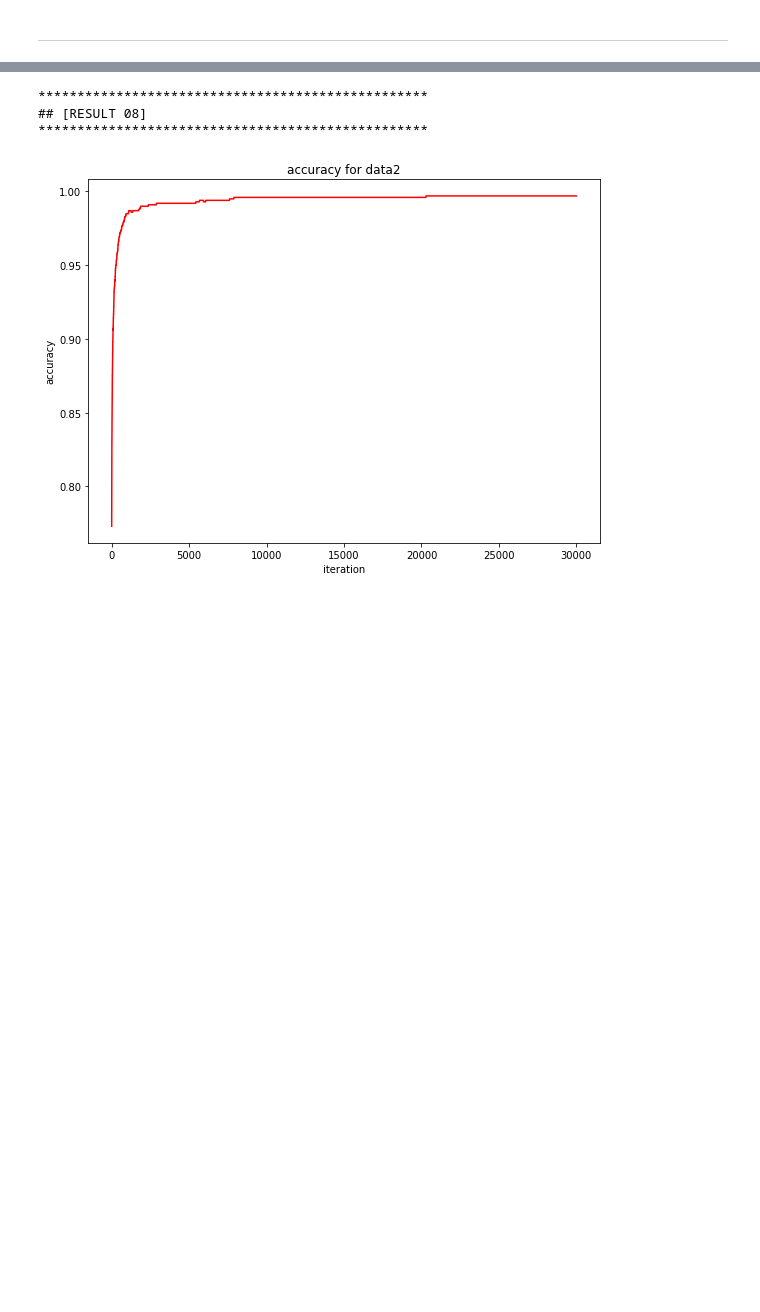
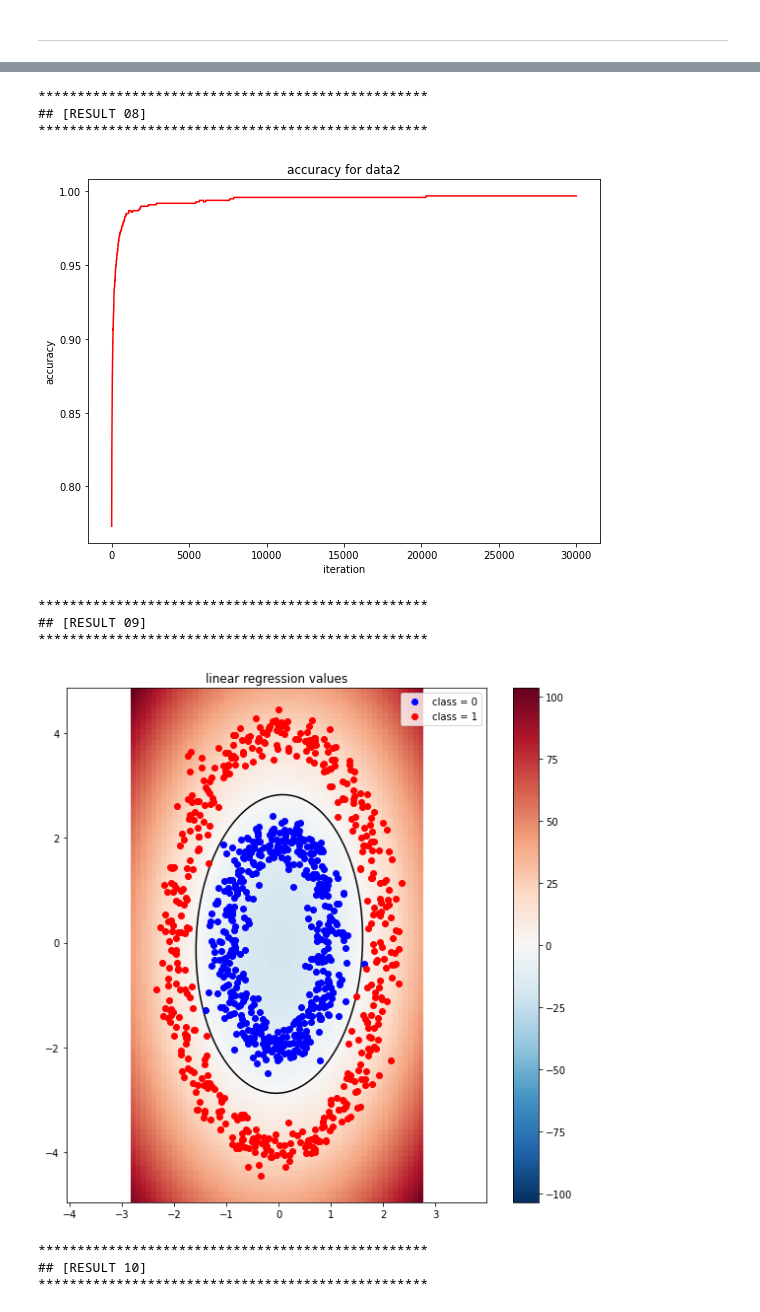
Before and after one commit to robinjoo1015/machine-learning-2022-1, a Jupyter notebook: 09/assignment_09.ipynb, the cells around one changed output, grey strips where cells are left out. Drawn from its saved outputs; the diff is of its cells as text; code cells hidden in the pictures; blank space fills up the shorter version.

Commit message:
assignment_09 analyze result

```diff
--- a/09/assignment_09.ipynb
+++ b/09/assignment_09.ipynb
@@ -565,8 +545,7 @@ ___
 # %% [markdown]
 ___
 # %%
-# number_result = 12
-number_result = 8
+number_result = 12
 
 for i in range(number_result):
     title = '## [RESULT {:02d}]'.format(i+1)
@@ -582,30 +561,37 @@ for i in range(number_result):
 **************************************************
 final loss for data1 =  0.6837675333
 **************************************************
 ## [RESULT 02]
 **************************************************
 final loss for data2 =  1.1176128196
 **************************************************
 ## [RESULT 03]
 **************************************************
 final accuracy for data1 =  0.9990000000
 **************************************************
 ## [RESULT 04]
 **************************************************
 final accuracy for data2 =  0.9970000000
 **************************************************
 ## [RESULT 05]
 **************************************************
 [figure]
 **************************************************
 ## [RESULT 06]
 **************************************************
 [figure]
 **************************************************
 ## [RESULT 07]
 **************************************************
 [figure]
 **************************************************
 ## [RESULT 08]
 **************************************************
 [figure]
+**************************************************
+## [RESULT 09]
+**************************************************
+[figure, added]
+**************************************************
+## [RESULT 10]
+**************************************************
```
Also changed, not shown: parts of 5 cells of this notebook.
